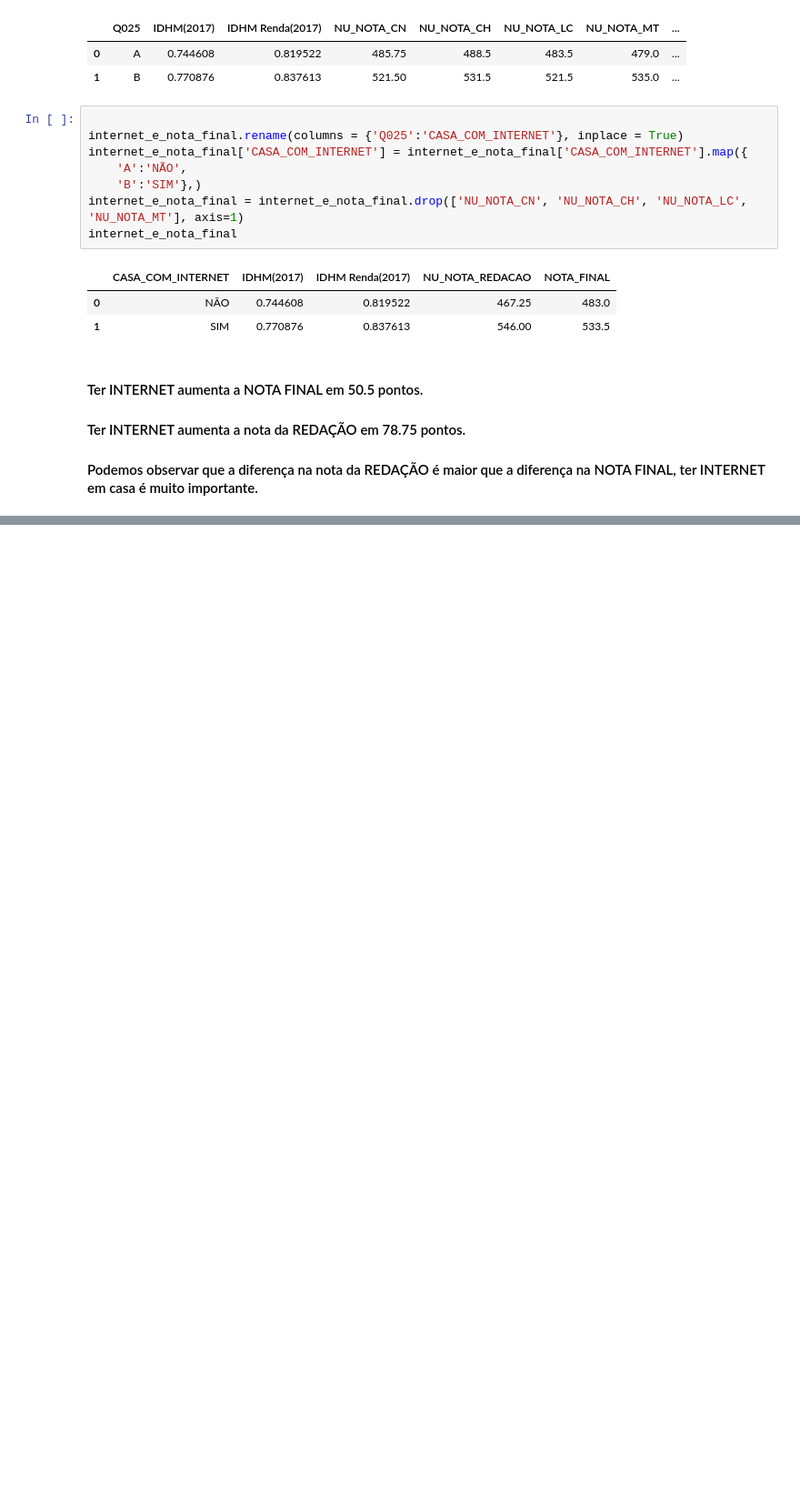
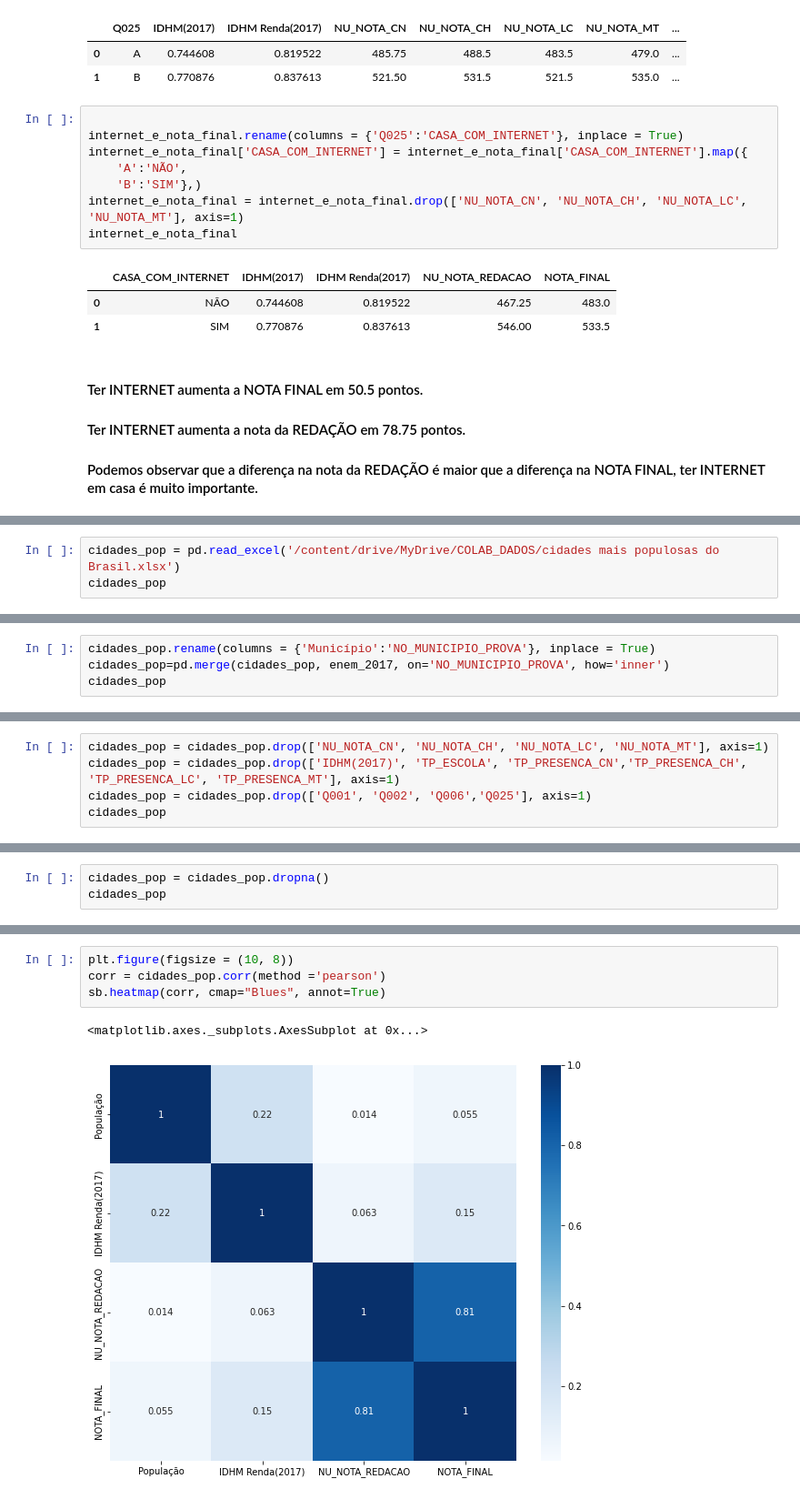
Before and after one commit to audreymoreira/case_ENEM_2017, a Jupyter notebook: Vistas_do_ENEM_2017.ipynb, the cells around one changed output, grey strips where cells are left out. Shown: that part at 91% size. Saved outputs shown, nothing was run; the diff lists cells and outputs as text; blank space fills up the shorter version.

```diff
--- a/Vistas_do_ENEM_2017.ipynb
+++ b/Vistas_do_ENEM_2017.ipynb
@@ -694,0 +699,3 @@ internet_e_nota_final
+# %%
+cidades_pop = pd.read_excel('/content/drive/MyDrive/COLAB_DADOS/cidades mais populosas do Brasil.xlsx')
+cidades_pop
@@ -694,0 +716,4 @@ internet_e_nota_final
+# %%
+cidades_pop.rename(columns = {'Município':'NO_MUNICIPIO_PROVA'}, inplace = True)
+cidades_pop=pd.merge(cidades_pop, enem_2017, on='NO_MUNICIPIO_PROVA', how='inner')
+cidades_pop
@@ -694,0 +734,5 @@ internet_e_nota_final
+# %%
+cidades_pop = cidades_pop.drop(['NU_NOTA_CN', 'NU_NOTA_CH', 'NU_NOTA_LC', 'NU_NOTA_MT'], axis=1)
+cidades_pop = cidades_pop.drop(['IDHM(2017)', 'TP_ESCOLA', 'TP_PRESENCA_CN','TP_PRESENCA_CH', 'TP_PRESENCA_LC', 'TP_PRESENCA_MT'], axis=1)
+cidades_pop = cidades_pop.drop(['Q001', 'Q002', 'Q006','Q025'], axis=1)
+cidades_pop
@@ -694,0 +753,3 @@ internet_e_nota_final
+# %%
+cidades_pop = cidades_pop.dropna()
+cidades_pop
@@ -694,0 +770,7 @@ internet_e_nota_final
+# %%
+plt.figure(figsize = (10, 8))
+corr = cidades_pop.corr(method ='pearson')
+sb.heatmap(corr, cmap="Blues", annot=True)
+# %% [output]
+<matplotlib.axes._subplots.AxesSubplot at 0x...>
+[figure, added]
```
Also changed, not shown: parts of 6 cells of this notebook.
